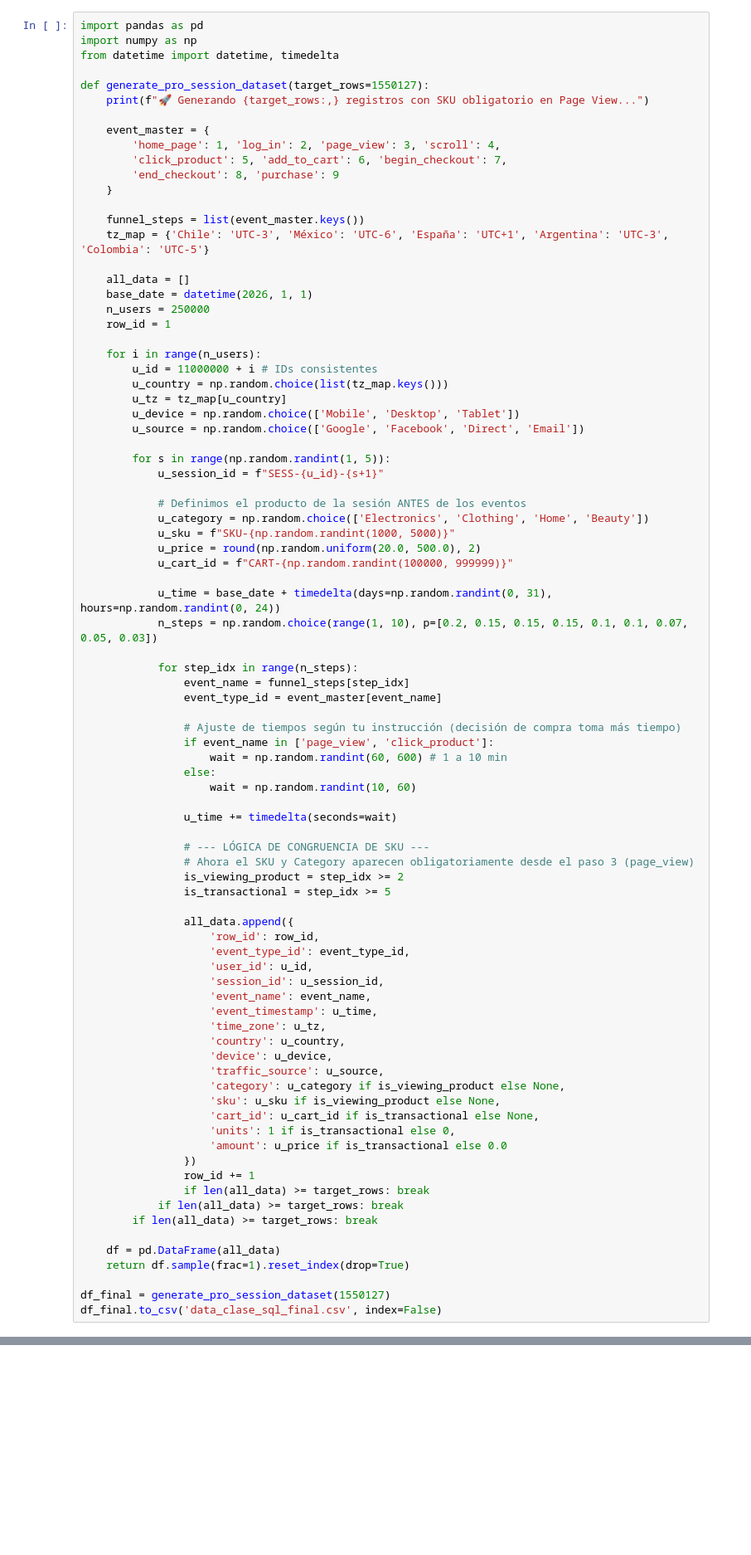
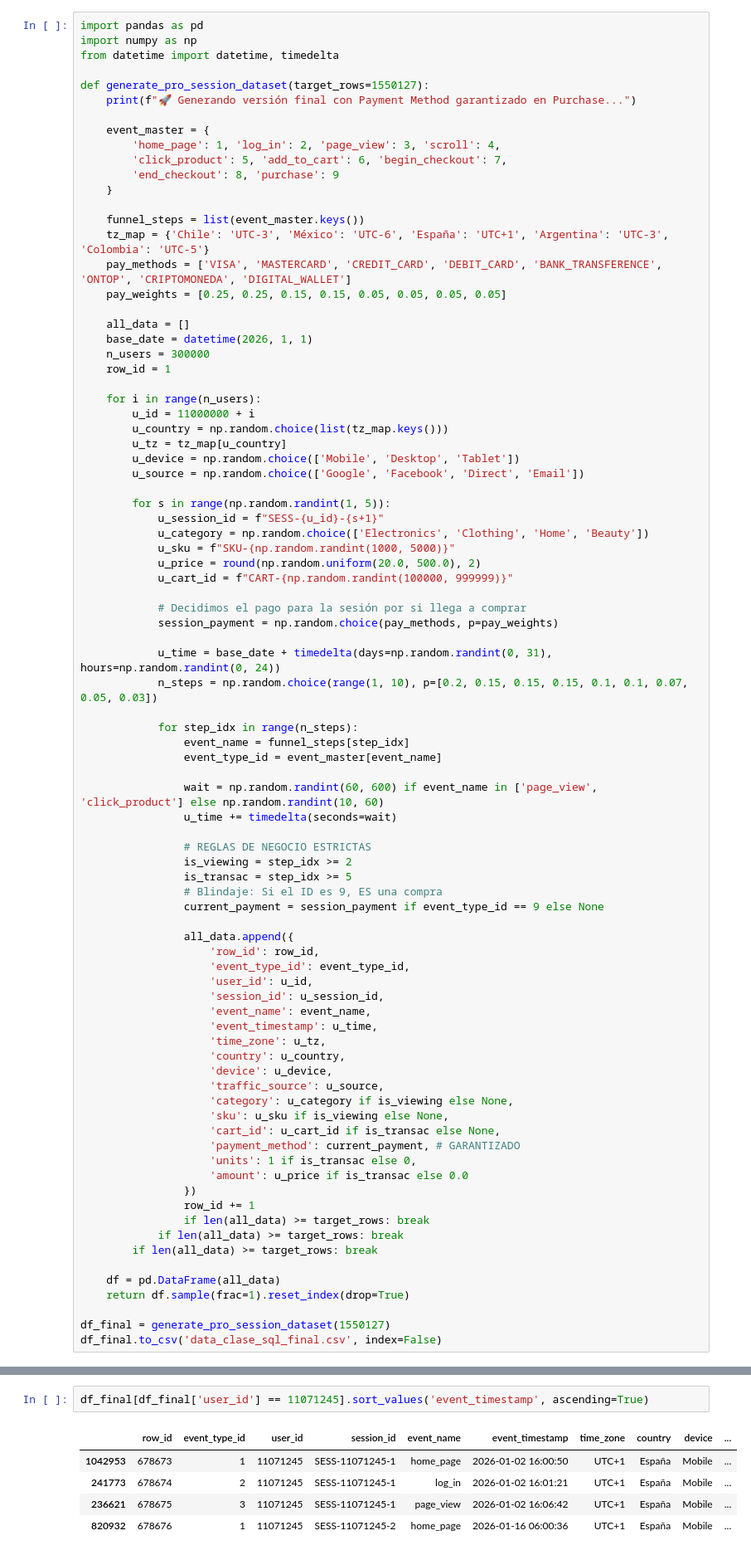
Before and after one commit to hector1994/e_commerce_funnel_data_generator, a Jupyter notebook: customer_journey_data_generator.ipynb, the cells around one changed output, grey strips where cells are left out. Shown at 83% size. Cells and saved outputs as stored; diff of their text form; blank space fills up the shorter version.

```diff
--- a/customer_journey_data_generator.ipynb
+++ b/customer_journey_data_generator.ipynb
@@ -4,7 +4,7 @@ import numpy as np
 from datetime import datetime, timedelta
 
 def generate_pro_session_dataset(target_rows=1550127):
-    print(f"🚀 Generando {target_rows:,} registros con SKU obligatorio en Page View...")
+    print(f"🚀 Generando versión final con Payment Method garantizado en Purchase...")
 
     event_master = {
         'home_page': 1, 'log_in': 2, 'page_view': 3, 'scroll': 4,
@@ -14,14 +14,16 @@ def generate_pro_session_dataset(target_rows=1550127):
 
     funnel_steps = list(event_master.keys())
     tz_map = {'Chile': 'UTC-3', 'México': 'UTC-6', 'España': 'UTC+1', 'Argentina': 'UTC-3', 'Colombia': 'UTC-5'}
+    pay_methods = ['VISA', 'MASTERCARD', 'CREDIT_CARD', 'DEBIT_CARD', 'BANK_TRANSFERENCE', 'ONTOP', 'CRIPTOMONEDA', 'DIGITAL_WALLET']
+    pay_weights = [0.25, 0.25, 0.15, 0.15, 0.05, 0.05, 0.05, 0.05]
 
     all_data = []
     base_date = datetime(2026, 1, 1)
-    n_users = 250000
+    n_users = 300000
     row_id = 1
 
     for i in range(n_users):
-        u_id = 11000000 + i # IDs consistentes
+        u_id = 11000000 + i
         u_country = np.random.choice(list(tz_map.keys()))
         u_tz = tz_map[u_country]
         u_device = np.random.choice(['Mobile', 'Desktop', 'Tablet'])
@@ -29,12 +31,13 @@ def generate_pro_session_dataset(target_rows=1550127):
 
         for s in range(np.random.randint(1, 5)):
             u_session_id = f"SESS-{u_id}-{s+1}"
-
-            # Definimos el producto de la sesión ANTES de los eventos
             u_category = np.random.choice(['Electronics', 'Clothing', 'Home', 'Beauty'])
             u_sku = f"SKU-{np.random.randint(1000, 5000)}"
             u_price = round(np.random.uniform(20.0, 500.0), 2)
             u_cart_id = f"CART-{np.random.randint(100000, 999999)}"
+
+            # Decidimos el pago para la sesión por si llega a comprar
+            session_payment = np.random.choice(pay_methods, p=pay_weights)
 
             u_time = base_date + timedelta(days=np.random.randint(0, 31), hours=np.random.randint(0, 24))
             n_steps = np.random.choice(range(1, 10), p=[0.2, 0.15, 0.15, 0.15, 0.1, 0.1, 0.07, 0.05, 0.03])
@@ -43,18 +46,14 @@ def generate_pro_session_dataset(target_rows=1550127):
                 event_name = funnel_steps[step_idx]
                 event_type_id = event_master[event_name]
 
-                # Ajuste de tiempos según tu instrucción (decisión de compra toma más tiempo)
-                if event_name in ['page_view', 'click_product']:
-                    wait = np.random.randint(60, 600) # 1 a 10 min
-                else:
-                    wait = np.random.randint(10, 60)
-
+                wait = np.random.randint(60, 600) if event_name in ['page_view', 'click_product'] else np.random.randint(10, 60)
                 u_time += timedelta(seconds=wait)
 
-                # --- LÓGICA DE CONGRUENCIA DE SKU ---
-                # Ahora el SKU y Category aparecen obligatoriamente desde el paso 3 (page_view)
-                is_viewing_product = step_idx >= 2
-                is_transactional = step_idx >= 5
+                # REGLAS DE NEGOCIO ESTRICTAS
+                is_viewing = step_idx >= 2
+                is_transac = step_idx >= 5
+                # Blindaje: Si el ID es 9, ES una compra
+                current_payment = session_payment if event_type_id == 9 else None
 
                 all_data.append({
                     'row_id': row_id,
@@ -67,11 +66,12 @@ def generate_pro_session_dataset(target_rows=1550127):
                     'country': u_country,
                     'device': u_device,
                     'traffic_source': u_source,
-                    'category': u_category if is_viewing_product else None,
-                    'sku': u_sku if is_viewing_product else None,
-                    'cart_id': u_cart_id if is_transactional else None,
-                    'units': 1 if is_transactional else 0,
-                    'amount': u_price if is_transactional else 0.0
+                    'category': u_category if is_viewing else None,
+                    'sku': u_sku if is_viewing else None,
+                    'cart_id': u_cart_id if is_transac else None,
+                    'payment_method': current_payment, # GARANTIZADO
+                    'units': 1 if is_transac else 0,
+                    'amount': u_price if is_transac else 0.0
                 })
                 row_id += 1
                 if len(all_data) >= target_rows: break
@@ -120,0 +112,8 @@ df_final[df_final['user_id'] == 11083493].head()
+# %%
+df_final[df_final['user_id'] == 11071245].sort_values('event_timestamp', ascending=True)
+# %% [output]
+|  | row_id | event_type_id | user_id | session_id | event_name | event_timestamp | time_zone | country | device | ... |
+| 1042953 | 678673 | 1 | 11071245 | SESS-11071245-1 | home_page | 2026-01-02 16:00:50 | UTC+1 | España | Mobile | ... |
+| 241773 | 678674 | 2 | 11071245 | SESS-11071245-1 | log_in | 2026-01-02 16:01:21 | UTC+1 | España | Mobile | ... |
+| 236621 | 678675 | 3 | 11071245 | SESS-11071245-1 | page_view | 2026-01-02 16:06:42 | UTC+1 | España | Mobile | ... |
+| 820932 | 678676 | 1 | 11071245 | SESS-11071245-2 | home_page | 2026-01-16 06:00:36 | UTC+1 | España | Mobile | ... |
```
Also changed, not shown: parts of 8 cells of this notebook.
